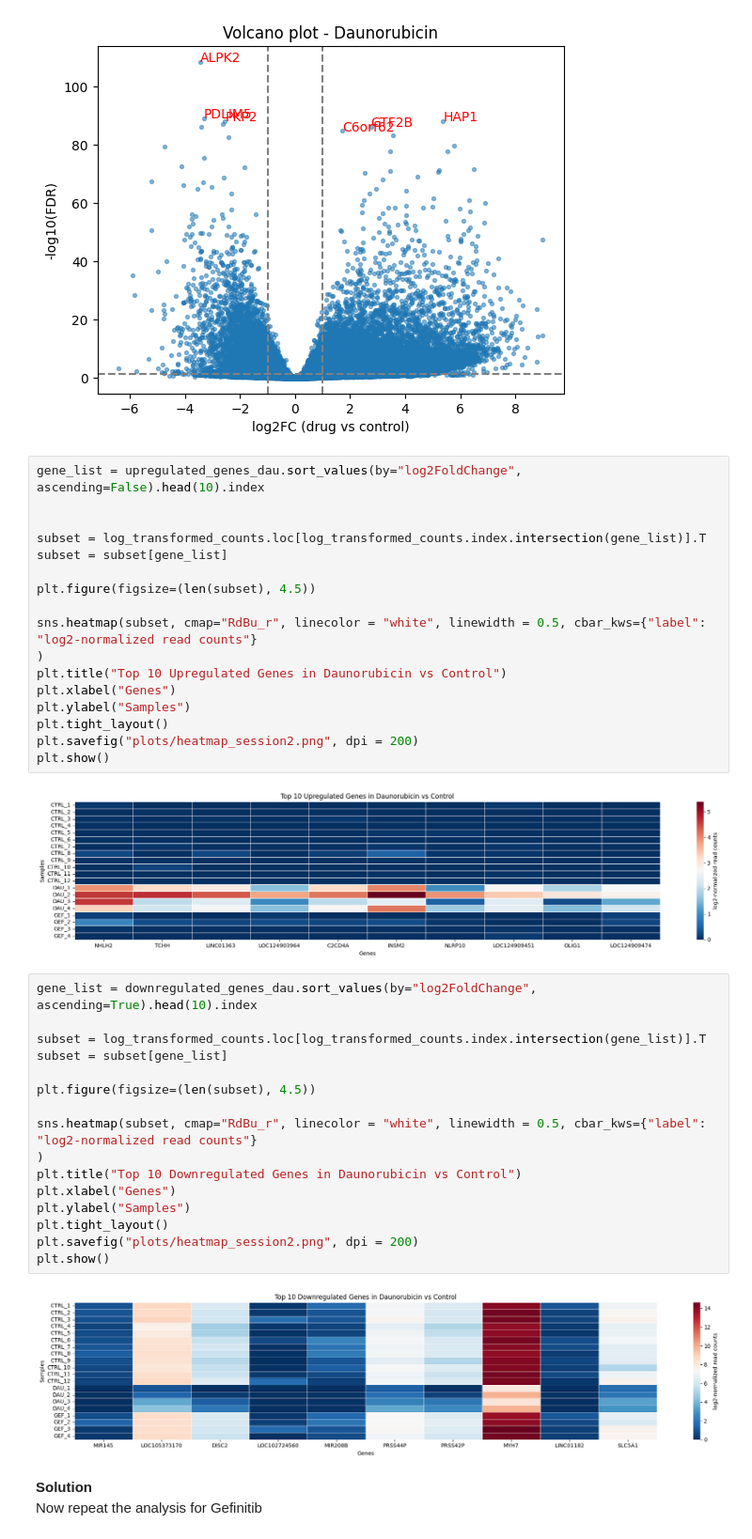
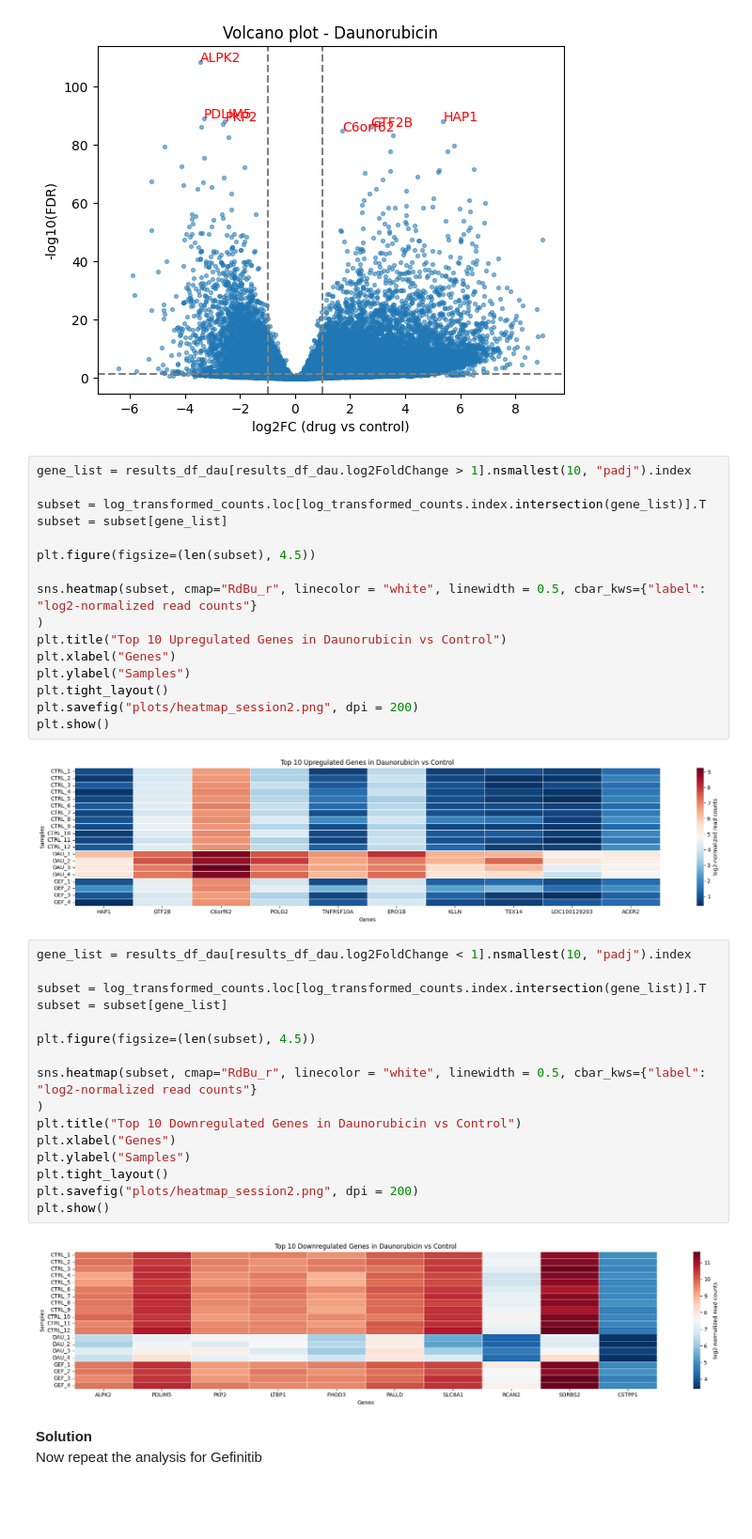
Before and after one commit to LACDR-CDS/SCDR_RNAseq, a Jupyter notebook: Session3and4/group2_solution.ipynb, the cells around one changed output. Shown at 94% size. Cells and saved outputs as stored; diff of their text form; blank space fills up the shorter version.

```diff
--- a/Session3and4/group2_solution.ipynb
+++ b/Session3and4/group2_solution.ipynb
@@ -350,8 +350,7 @@ plt.show()
 # %% [output]
 [figure]
 # %%
-gene_list = upregulated_genes_dau.sort_values(by="log2FoldChange", ascending=False).head(10).index
-
+gene_list = results_df_dau[results_df_dau.log2FoldChange > 1].nsmallest(10, "padj").index
 
 subset = log_transformed_counts.loc[log_transformed_counts.index.intersection(gene_list)].T
 subset = subset[gene_list]
@@ -367,25 +366,25 @@ plt.tight_layout()
 plt.savefig("plots/heatmap_session2.png", dpi = 200)
 plt.show()
 # %% [output]
-[figure, old version]
+[figure, new version]
 # %%
-gene_list = downregulated_genes_dau.sort_values(by="log2FoldChange", ascending=True).head(10).index
+gene_list = results_df_dau[results_df_dau.log2FoldChange < 1].nsmallest(10, "padj").index
 
 subset = log_transformed_counts.loc[log_transformed_counts.index.intersection(gene_list)].T
 subset = subset[gene_list]
 
 plt.figure(figsize=(len(subset), 4.5))
 
 sns.heatmap(subset, cmap="RdBu_r", linecolor = "white", linewidth = 0.5, cbar_kws={"label": "log2-normalized read counts"}
 )
 plt.title("Top 10 Downregulated Genes in Daunorubicin vs Control")
 plt.xlabel("Genes")
 plt.ylabel("Samples")
 plt.tight_layout()
 plt.savefig("plots/heatmap_session2.png", dpi = 200)
 plt.show()
 # %% [output]
-[figure, old version]
+[figure, new version]
 # %% [markdown]
 **Solution**
 Now repeat the analysis for Gefinitib
```
Also changed, not shown: parts of 7 cells of this notebook.
